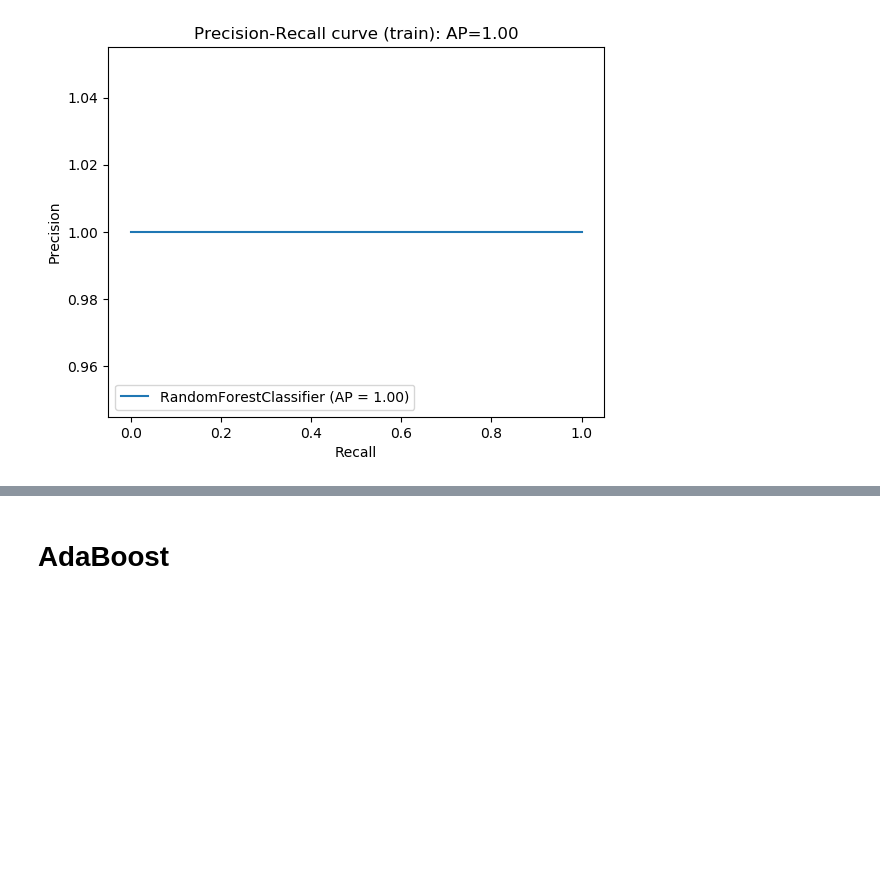
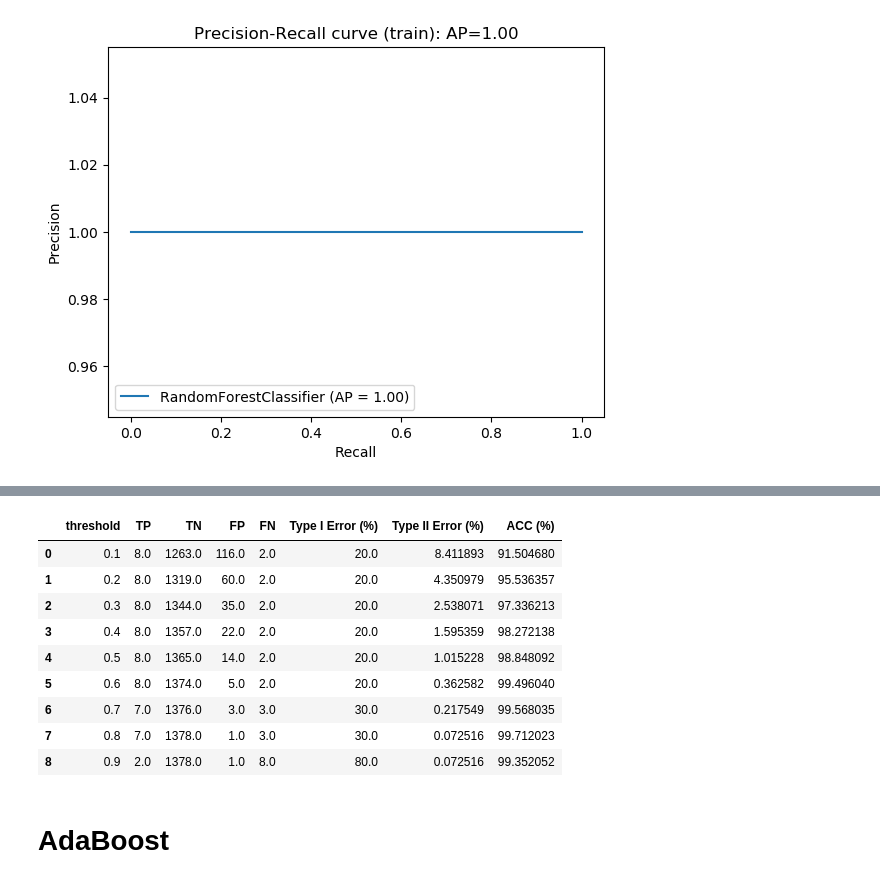
Before and after one commit to jimmylihe/company-bankrupcy-prediction-advanced, a Jupyter notebook: 1year.arff.ipynb, the cells around one changed output, grey strips where cells are left out. Cells and saved outputs as stored; diff of their text form; code cells hidden in the pictures; blank space fills up the shorter version.

```diff
--- a/1year.arff.ipynb
+++ b/1year.arff.ipynb
@@ -607,3 +638,18 @@ Text(0.5, 1.0, 'Precision-Recall curve (train): AP=1.00')
+# %%
+# threshold table for test
+thres_table_rfc_train = threshold_table_from_prob(rfc,X_test[list(X_train_rfc)],y_test)
+thres_table_rfc_train
+# %% [output]
+|  | threshold | TP | TN | FP | FN | Type I Error (%) | Type II Error (%) | ACC (%) |
+| 0 | 0.1 | 8.0 | 1263.0 | 116.0 | 2.0 | 20.0 | 8.411893 | 91.504680 |
+| 1 | 0.2 | 8.0 | 1319.0 | 60.0 | 2.0 | 20.0 | 4.350979 | 95.536357 |
+| 2 | 0.3 | 8.0 | 1344.0 | 35.0 | 2.0 | 20.0 | 2.538071 | 97.336213 |
+| 3 | 0.4 | 8.0 | 1357.0 | 22.0 | 2.0 | 20.0 | 1.595359 | 98.272138 |
+| 4 | 0.5 | 8.0 | 1365.0 | 14.0 | 2.0 | 20.0 | 1.015228 | 98.848092 |
+| 5 | 0.6 | 8.0 | 1374.0 | 5.0 | 2.0 | 20.0 | 0.362582 | 99.496040 |
+| 6 | 0.7 | 7.0 | 1376.0 | 3.0 | 3.0 | 30.0 | 0.217549 | 99.568035 |
+| 7 | 0.8 | 7.0 | 1378.0 | 1.0 | 3.0 | 30.0 | 0.072516 | 99.712023 |
+| 8 | 0.9 | 2.0 | 1378.0 | 1.0 | 8.0 | 80.0 | 0.072516 | 99.352052 |
 # %% [markdown]
 # AdaBoost
 # %%
```
Also changed, not shown: parts of 11 cells of this notebook.
